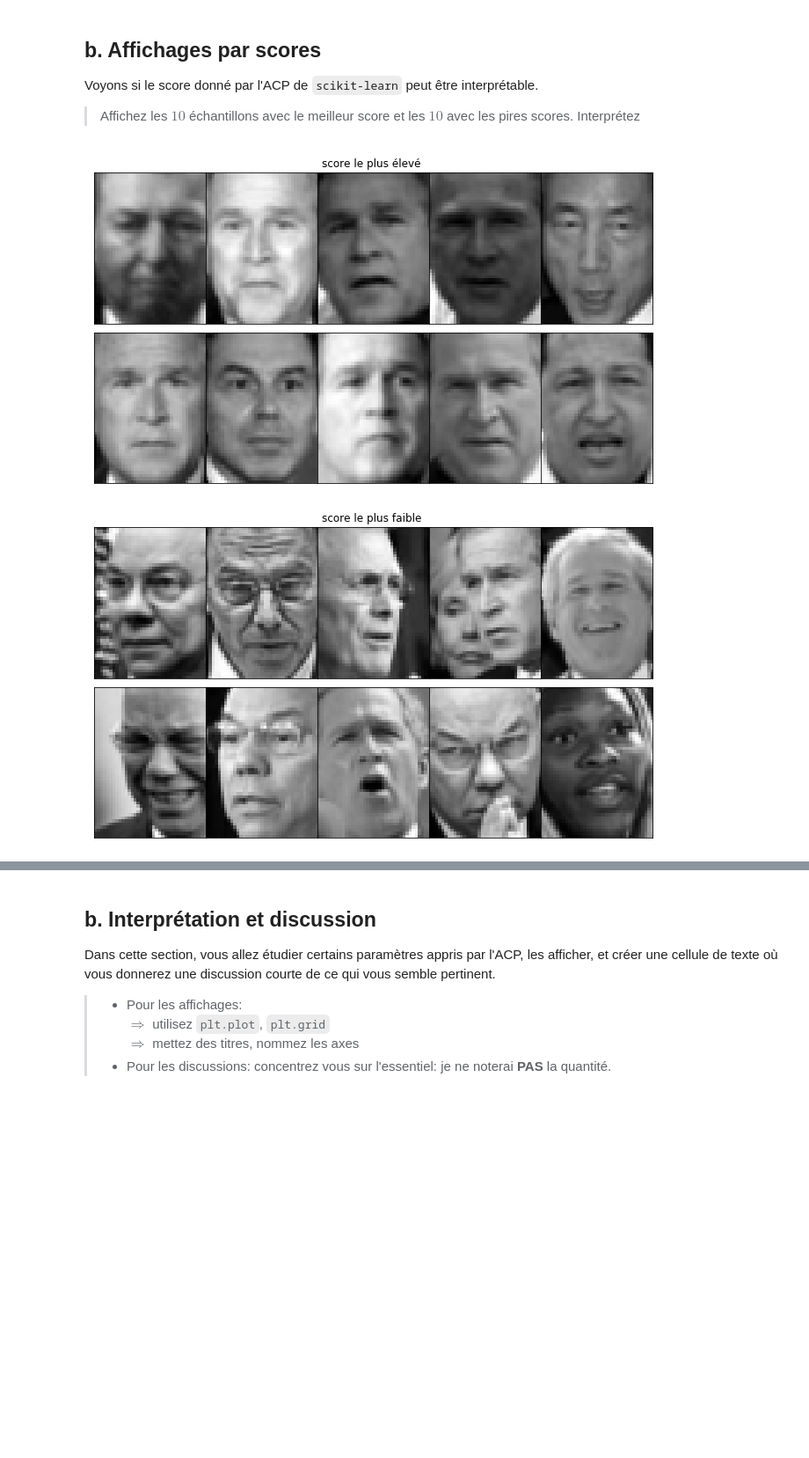
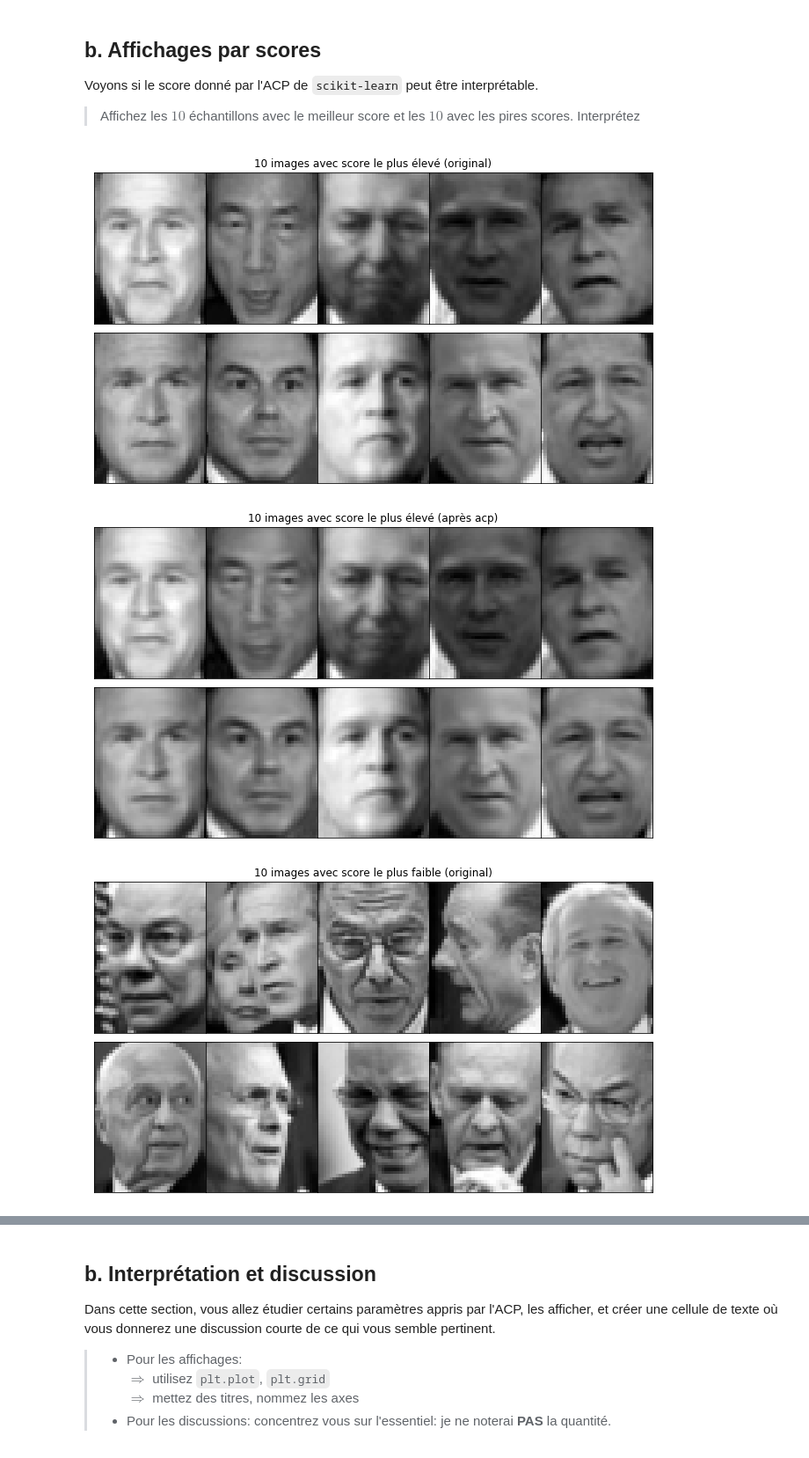
Before and after one commit to campusplage/compte-rendus-bobo_florian__seck_omar, a Jupyter notebook: TP2_sklearn.ipynb, the cells around one changed output, grey strips where cells are left out. Shown at 88% size. Drawn from its saved outputs; the diff is of its cells as text; code cells hidden in the pictures; blank space fills up the shorter version.

```diff
--- a/TP2_sklearn.ipynb
+++ b/TP2_sklearn.ipynb
@@ -343,13 +339,15 @@ Voyons si le score donné par l'ACP de `scikit-learn` peut être interprétable.
 # %%
 # extraction et tri des scores
 # Si on tri sans pré-traitement avant on va perdre l'ordre des éléments on va du coup utiliser argsort de numpy pour récupérer les index dans l'ordre croissant
-
+reshape= pca.inverse_transform(transform_data) # On récupère la matrice transformé et on fait la transformation inverse
 Score_ACP=pca.score_samples(d.data) # On calcule le score de chaque éléments
-idx_score = np.argsort(Score_ACP)
+idx_score = np.argsort(Score_ACP) # On récupère l'indice du score par ordre croissant.
 # Affichage les 10 images avec le score le plus faible, et celles avec le score le plus élevé
 plot_images(d.data[idx_score[-10:]],title='10 images avec score le plus élevé (original)' ,n_col=5 , n_row=2 )
-plot_images([idx_score[-10:]],title='10 images avec score le plus élevé (original)' ,n_col=5 , n_row=2 )
+plot_images(reshape[idx_score[-10:]],title='10 images avec score le plus élevé (après acp)' ,n_col=5 , n_row=2 )
 plot_images(d.data[idx_score[:10]],title='10 images avec score le plus faible (original)', n_col=5 , n_row=2 )
+plot_images(reshape[idx_score[:10]],title='10 images avec score le plus faible (après acp)', n_col=5 , n_row=2 )
 # %% [output]
-[figure, old version]
+[figure, new version]
-[figure, old version]
+[figure, new version]
+[figure, added]
```
Also changed, not shown: parts of 9 cells of this notebook.
